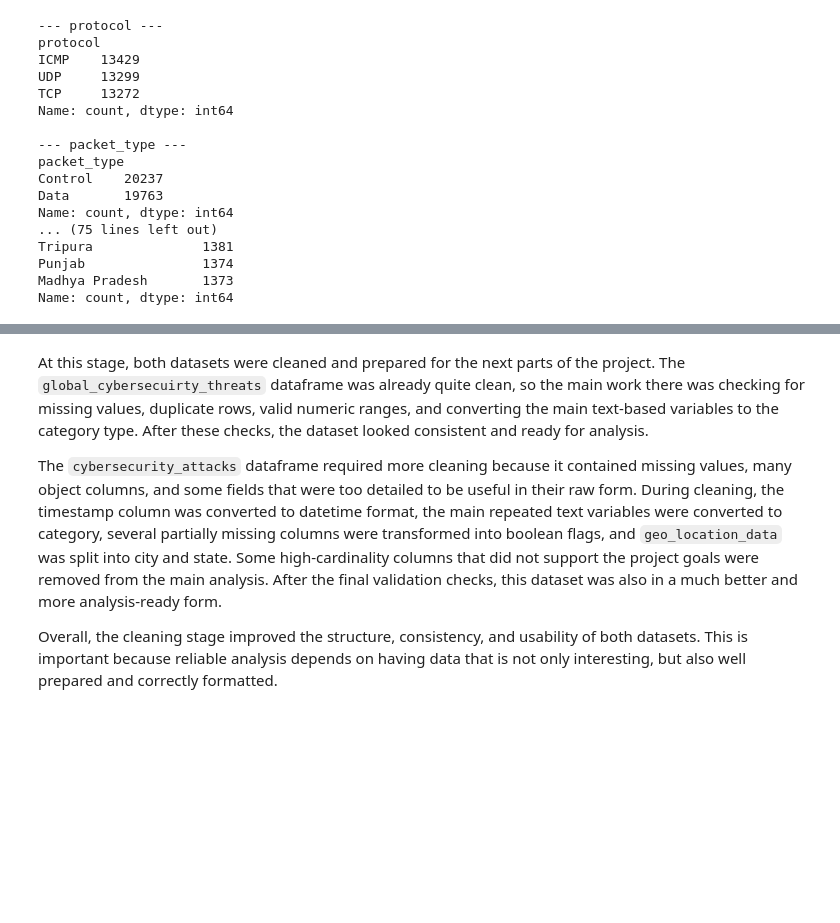
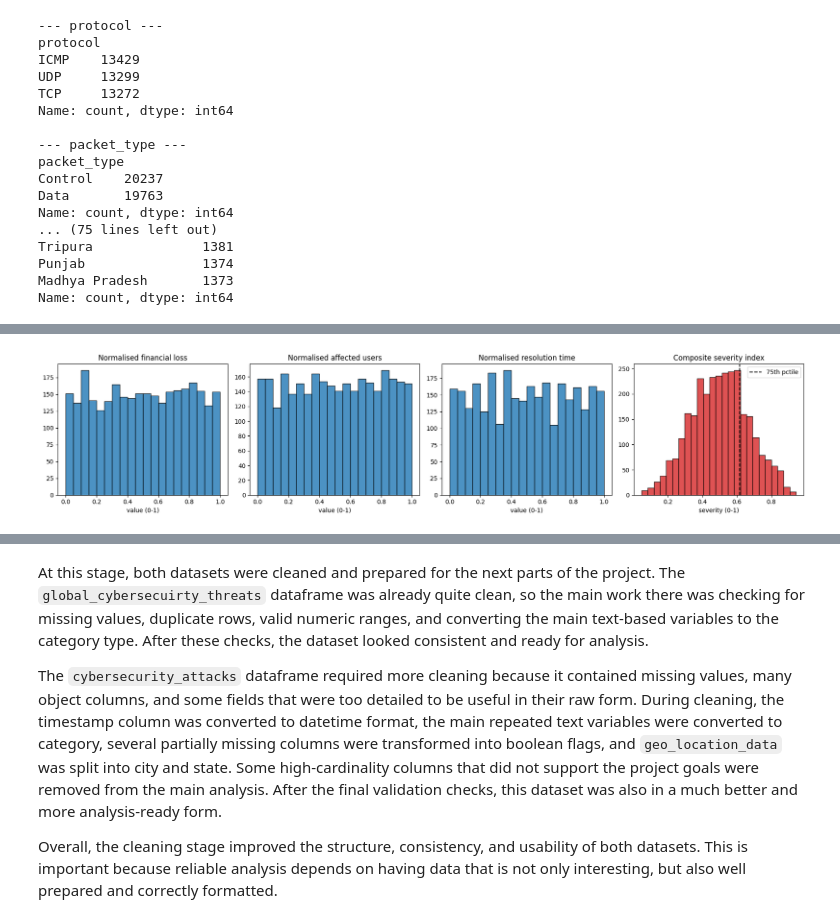
Before and after one commit to AlexanderPanagyurski/cyberattack-severity-analysis, a Jupyter notebook: Drivers of Cyberattack Severity.ipynb, the cells around one changed output, grey strips where cells are left out. Saved outputs shown, nothing was run; the diff lists cells and outputs as text; code cells hidden in the pictures; blank space fills up the shorter version.

Commit message:
Add Definition of Severity

```diff
--- a/Drivers of Cyberattack Severity.ipynb
+++ b/Drivers of Cyberattack Severity.ipynb
@@ -1198,0 +1291,30 @@ Name: count, dtype: int64
+# %%
+# Visualise the three components and the composite index
+fig, axes = plt.subplots(1, 4, figsize=(18, 4))
+
+axes[0].hist(global_cybersecuirty_threats['fin_norm'],
+             bins=20, edgecolor='black', alpha=0.8)
+axes[0].set_title('Normalised financial loss')
+axes[0].set_xlabel('value (0-1)')
+
+axes[1].hist(global_cybersecuirty_threats['users_norm'],
+             bins=20, edgecolor='black', alpha=0.8)
+axes[1].set_title('Normalised affected users')
+axes[1].set_xlabel('value (0-1)')
+
+axes[2].hist(global_cybersecuirty_threats['time_norm'],
+             bins=20, edgecolor='black', alpha=0.8)
+axes[2].set_title('Normalised resolution time')
+axes[2].set_xlabel('value (0-1)')
+
+axes[3].hist(global_cybersecuirty_threats['severity_index'],
+             bins=25, edgecolor='black', color='C3', alpha=0.8)
+axes[3].axvline(threshold_75, color='black', linestyle='--', label='75th pctile')
+axes[3].set_title('Composite severity index')
+axes[3].set_xlabel('severity (0-1)')
+axes[3].legend()
+
+plt.tight_layout()
+plt.show()
+# %% [output]
+[figure, added]
```
Also changed, not shown: parts of 16 cells of this notebook.
